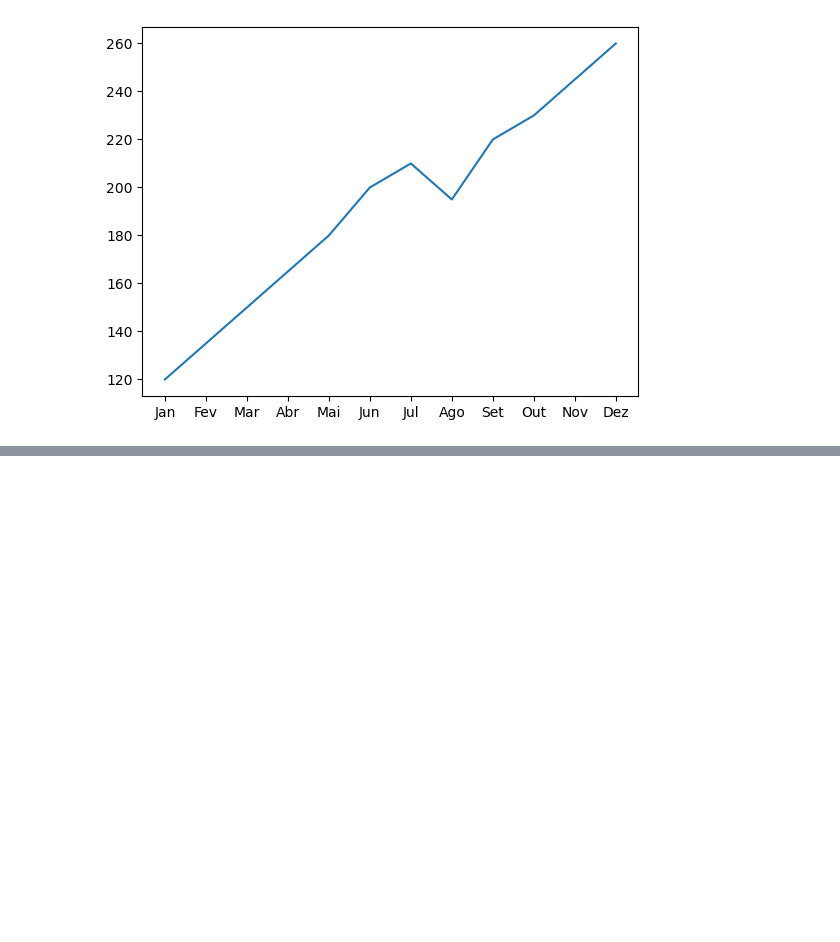
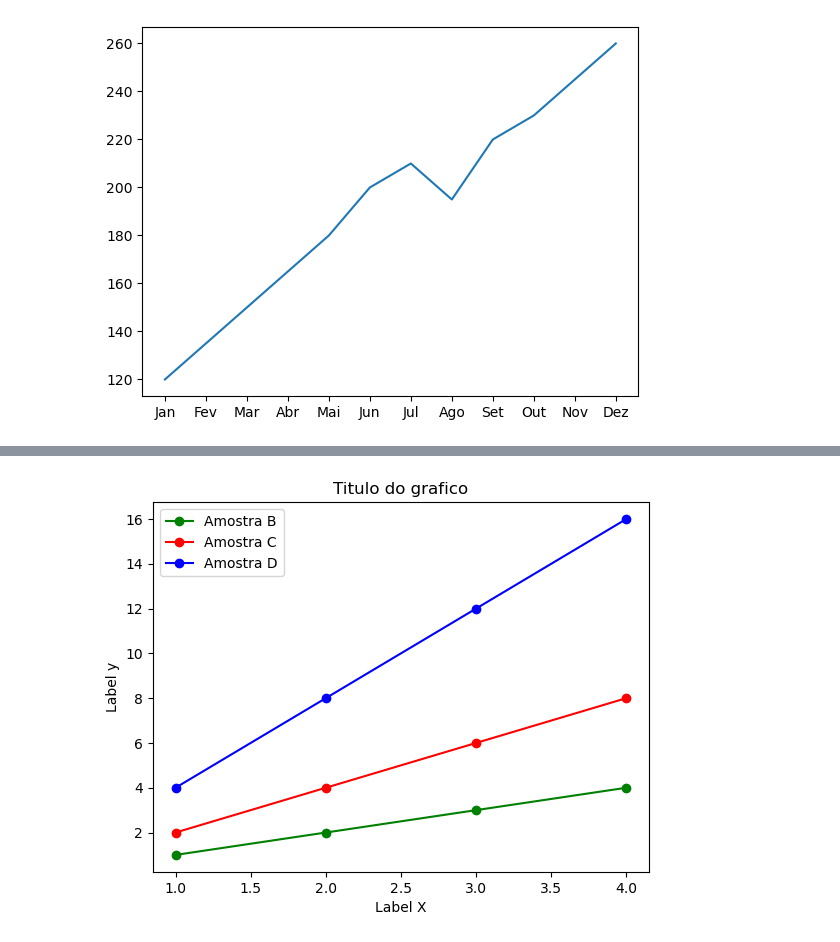
Before and after one commit to Rodriggo-Marcelino/visualizacao_dados-, a Jupyter notebook: Curso /Matplotlib/Matplotlib.ipynb, the cells around one changed output, grey strips where cells are left out. Saved outputs shown, nothing was run; the diff lists cells and outputs as text; code cells hidden in the pictures; blank space fills up the shorter version.

```diff
--- a/Curso /Matplotlib/Matplotlib.ipynb
+++ b/Curso /Matplotlib/Matplotlib.ipynb
@@ -32,0 +57,38 @@ plt.show()
+# %%
+a = [1,2,3,4]
+b = [1,2,3,4]
+c = [2,4,6,8]
+d = [4,8,12,16]
+# %%
+fig, ax = plt.subplots()
+
+ax.plot(
+    a,
+    b,
+    label = "Amostra B",
+    color = 'green',
+    marker='o'
+)
+ax.plot(
+    a,
+    c,
+    label = "Amostra C",
+    color = 'red',
+    marker='o'
+)
+ax.plot(
+    a,
+    d,
+    label = "Amostra D",
+    color = 'blue',
+    marker='o'
+)
+ax.set_title("Titulo do grafico")
+ax.set_xlabel("Label X")
+ax.set_ylabel("Label y")
+
+ax.legend()
+
+plt.show()
+# %% [output]
+[figure, added]
```
Also changed, not shown: parts of 5 cells of this notebook, 1 other file.
